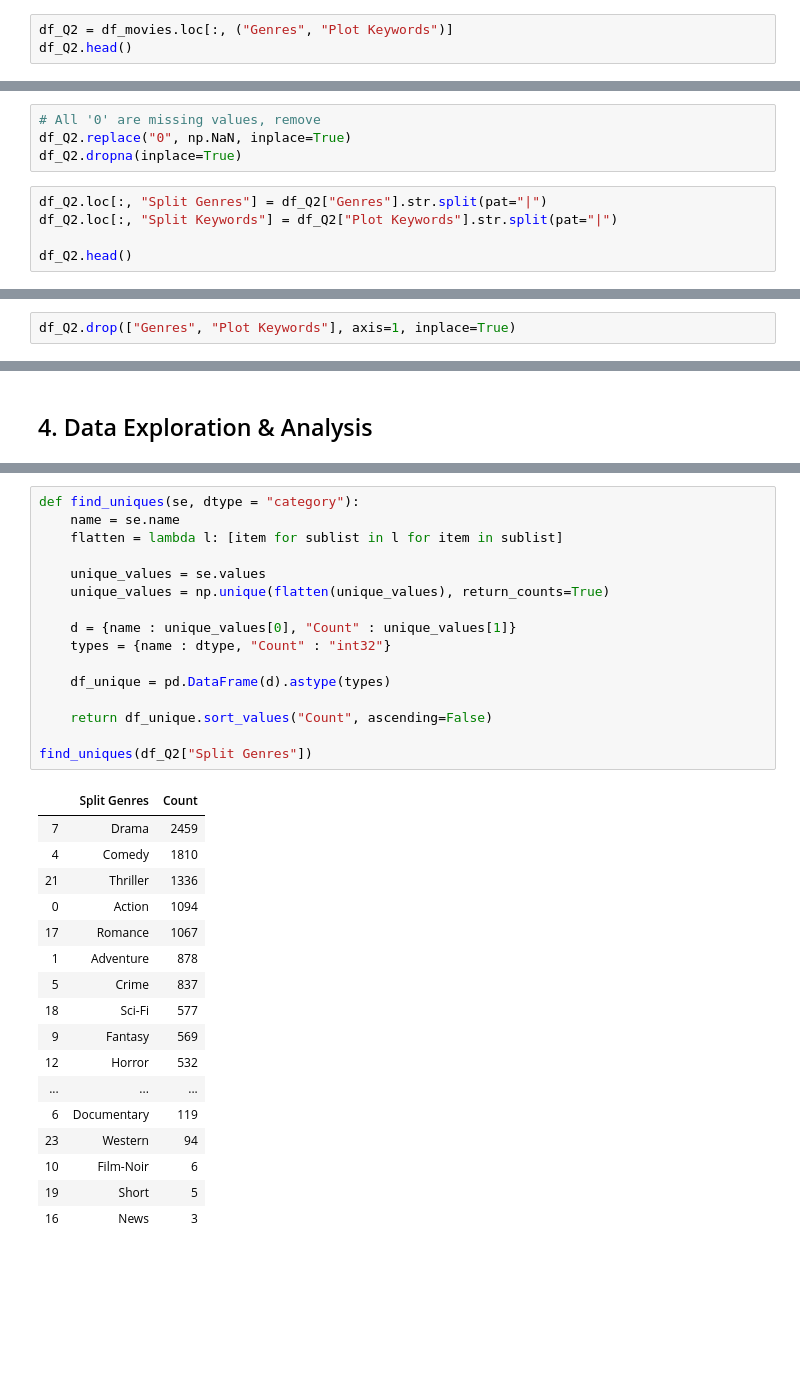
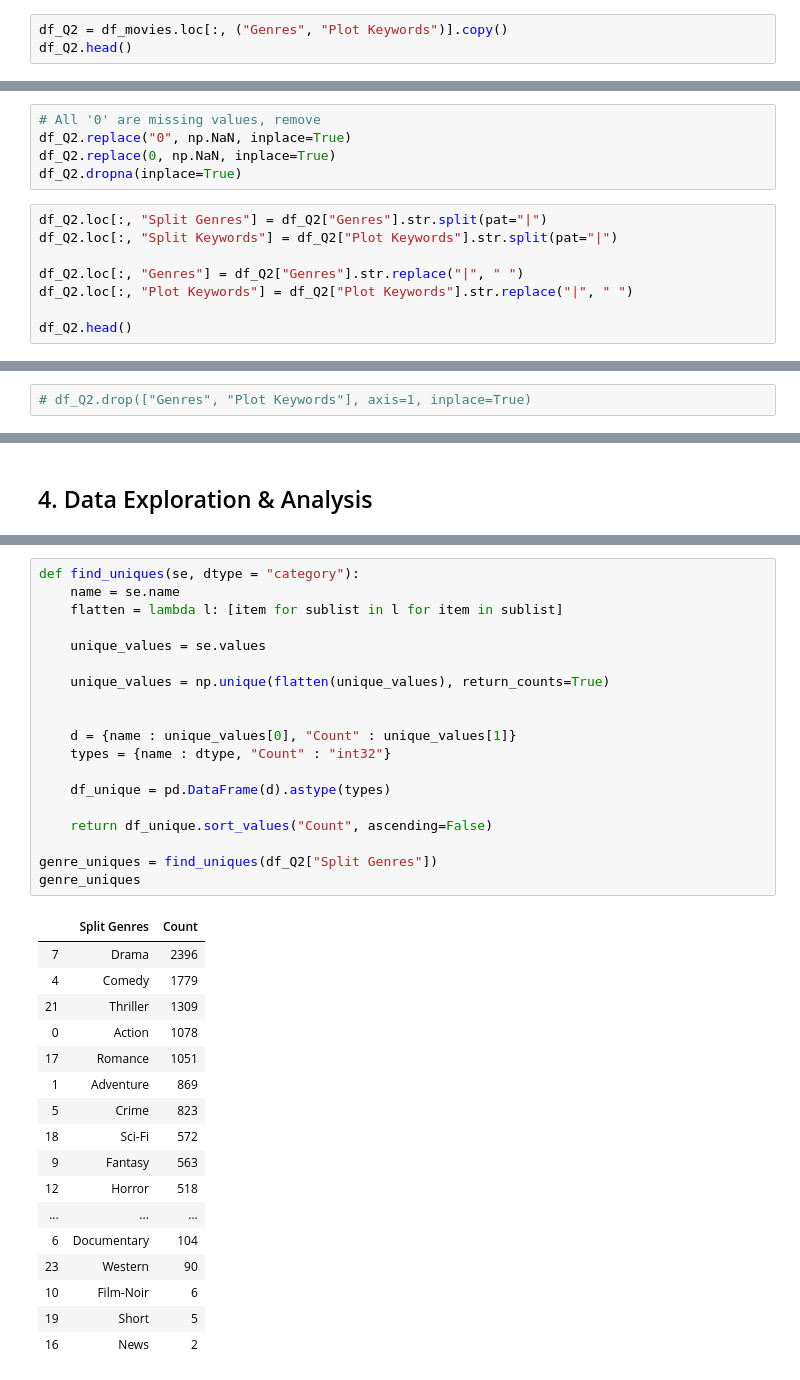
Before and after one commit to Casper-Smet/movie-revenue-predictions, a Jupyter notebook: individual_questions/Q2/plot-keywords.ipynb, the cells around one changed output, grey strips where cells are left out. Drawn from its saved outputs; the diff is of its cells as text; blank space fills up the shorter version.

```diff
--- a/individual_questions/Q2/plot-keywords.ipynb
+++ b/individual_questions/Q2/plot-keywords.ipynb
@@ -108,7 +108,7 @@ num[num < 0] = 0
 # %% [markdown]
 ## Processing: Eigen toevoeging: TODO
 # %%
-df_Q2 = df_movies.loc[:, ("Genres", "Plot Keywords")]
+df_Q2 = df_movies.loc[:, ("Genres", "Plot Keywords")].copy()
 df_Q2.head()
 # %% [output]
 |  | Genres | Plot Keywords |
@@ -122,11 +125,15 @@ df_Q2.head()
 # %%
 # All '0' are missing values, remove
 df_Q2.replace("0", np.NaN, inplace=True)
+df_Q2.replace(0, np.NaN, inplace=True)
 df_Q2.dropna(inplace=True)
 # %%
 df_Q2.loc[:, "Split Genres"] = df_Q2["Genres"].str.split(pat="|")
 df_Q2.loc[:, "Split Keywords"] = df_Q2["Plot Keywords"].str.split(pat="|")
 
+df_Q2.loc[:, "Genres"] = df_Q2["Genres"].str.replace("|", " ")
+df_Q2.loc[:, "Plot Keywords"] = df_Q2["Plot Keywords"].str.replace("|", " ")
+
 df_Q2.head()
 # %% [output]
 |  | Genres | Plot Keywords | Split Genres | Split Keywords |
@@ -138,2 +145,2 @@ df_Q2.head()
 # %%
-df_Q2.drop(["Genres", "Plot Keywords"], axis=1, inplace=True)
+# df_Q2.drop(["Genres", "Plot Keywords"], axis=1, inplace=True)
@@ -159,34 +159,37 @@ Hoeveel genres / Keywords gebruiken we?
 # %%
 def find_uniques(se, dtype = "category"):
     name = se.name
     flatten = lambda l: [item for sublist in l for item in sublist]
 
     unique_values = se.values
+
     unique_values = np.unique(flatten(unique_values), return_counts=True)
+
 
     d = {name : unique_values[0], "Count" : unique_values[1]}
     types = {name : dtype, "Count" : "int32"}
 
     df_unique = pd.DataFrame(d).astype(types)
 
     return df_unique.sort_values("Count", ascending=False)
 
-find_uniques(df_Q2["Split Genres"])
+genre_uniques = find_uniques(df_Q2["Split Genres"])
+genre_uniques
 # %% [output]
 |  | Split Genres | Count |
-| 7 | Drama | 2459 |
-| 4 | Comedy | 1810 |
-| 21 | Thriller | 1336 |
-| 0 | Action | 1094 |
-| 17 | Romance | 1067 |
-| 1 | Adventure | 878 |
-| 5 | Crime | 837 |
-| 18 | Sci-Fi | 577 |
-| 9 | Fantasy | 569 |
-| 12 | Horror | 532 |
+| 7 | Drama | 2396 |
+| 4 | Comedy | 1779 |
+| 21 | Thriller | 1309 |
+| 0 | Action | 1078 |
+| 17 | Romance | 1051 |
+| 1 | Adventure | 869 |
+| 5 | Crime | 823 |
+| 18 | Sci-Fi | 572 |
+| 9 | Fantasy | 563 |
+| 12 | Horror | 518 |
 | ... | ... | ... |
-| 6 | Documentary | 119 |
-| 23 | Western | 94 |
+| 6 | Documentary | 104 |
+| 23 | Western | 90 |
 | 10 | Film-Noir | 6 |
 | 19 | Short | 5 |
-| 16 | News | 3 |
+| 16 | News | 2 |
```
Also changed, not shown: parts of 16 cells of this notebook.
